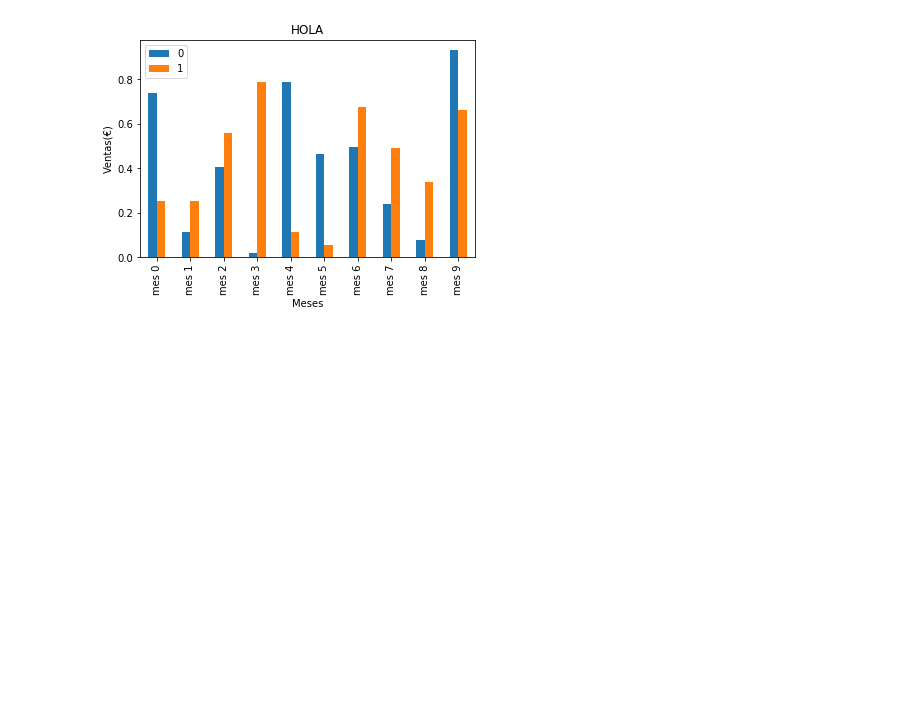
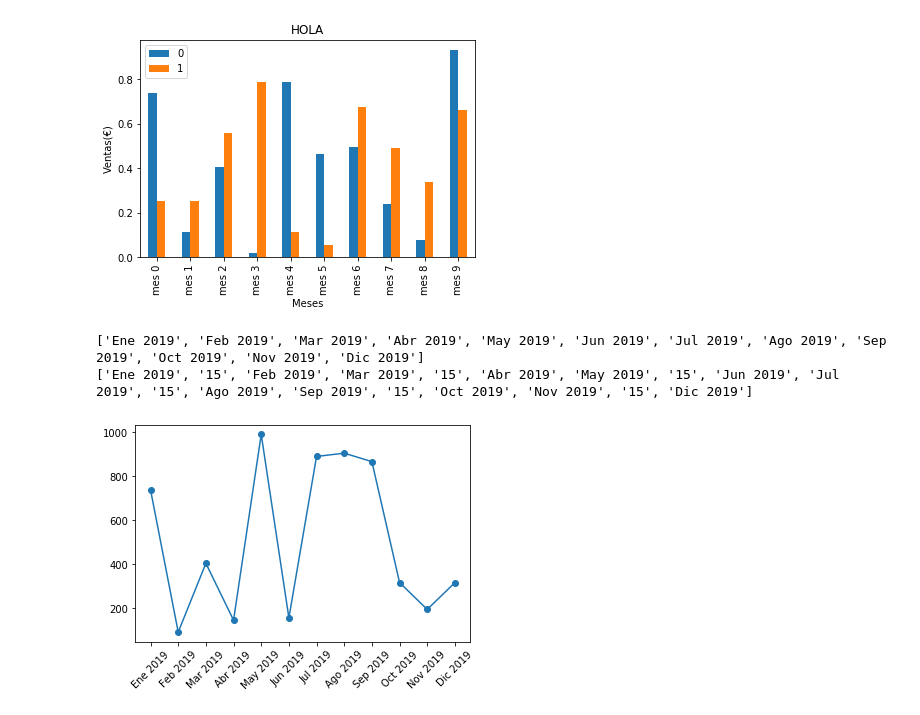
Before and after one commit to MdeMaic/datamad0120-apuntes, a Jupyter notebook: W4-D2-MATPLOTLIB.ipynb, the cells around one changed output. Drawn from its saved outputs; the diff is of its cells as text; code cells hidden in the pictures; blank space fills up the shorter version.

```diff
--- a/W4-D2-MATPLOTLIB.ipynb
+++ b/W4-D2-MATPLOTLIB.ipynb
@@ -154,3 +156,35 @@ plt.ylabel("Ventas(€)")
 1  0.489994  0.338751  0.661606
 Text(0, 0.5, 'Ventas(€)')
 [figure]
+# %%
+import datetime
+import locale
+locale.setlocale(locale.LC_TIME, "es_ES")
+y = np.random.random(12)*1000
+x = [datetime.datetime(year=2019, month=i+1, day=3).strftime("%b %Y").title() for i in range (12)]
+
+#TICs
+#print(y)
+print(x)
+plt.plot(y,'o-')
+
+#Se puede controlar el número de elementos
+plt.xticks(np.arange(12), x, rotation=45);
+
+#Cada mes par que saque una quincena
+#labels: meses
+# NO VALE: MAP NECESITA EL MISMO NÚMERO DE ELEMENTOS DE ENTRADA Y SALIDA: print(map(lambda x: ,x))
+newlabels=[]
+for i,e in enumerate(x):
+    if i%2==0:
+        newlabels.append(e)
+        newlabels.append('15')
+    else:
+        newlabels.append(e)
+print(newlabels)
+
+newnew=[q for d in [e,'15'] if i%2==0 else [e] for i,e in enumerate(x)]]
+# %% [output]
+['Ene 2019', 'Feb 2019', 'Mar 2019', 'Abr 2019', 'May 2019', 'Jun 2019', 'Jul 2019', 'Ago 2019', 'Sep 2019', 'Oct 2019', 'Nov 2019', 'Dic 2019']
+['Ene 2019', '15', 'Feb 2019', 'Mar 2019', '15', 'Abr 2019', 'May 2019', '15', 'Jun 2019', 'Jul 2019', '15', 'Ago 2019', 'Sep 2019', '15', 'Oct 2019', 'Nov 2019', '15', 'Dic 2019']
+[figure, added]
```
Also changed, not shown: parts of 3 cells of this notebook, 1 other file.
